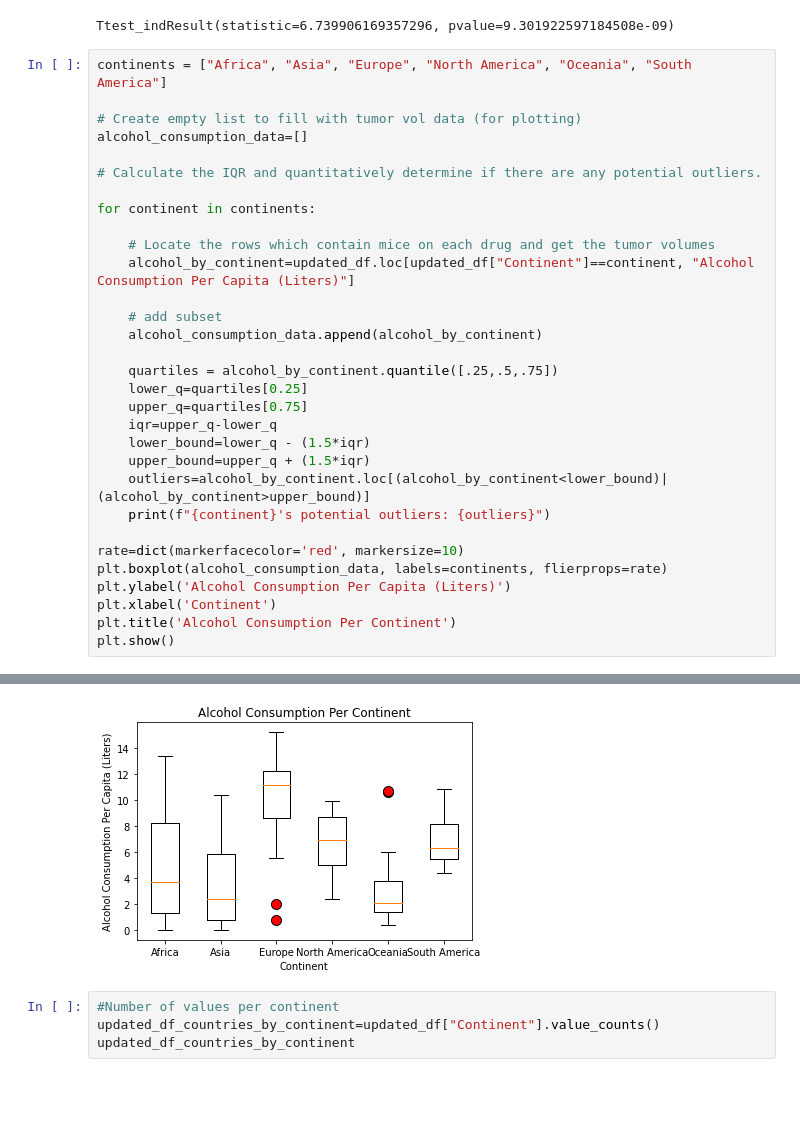
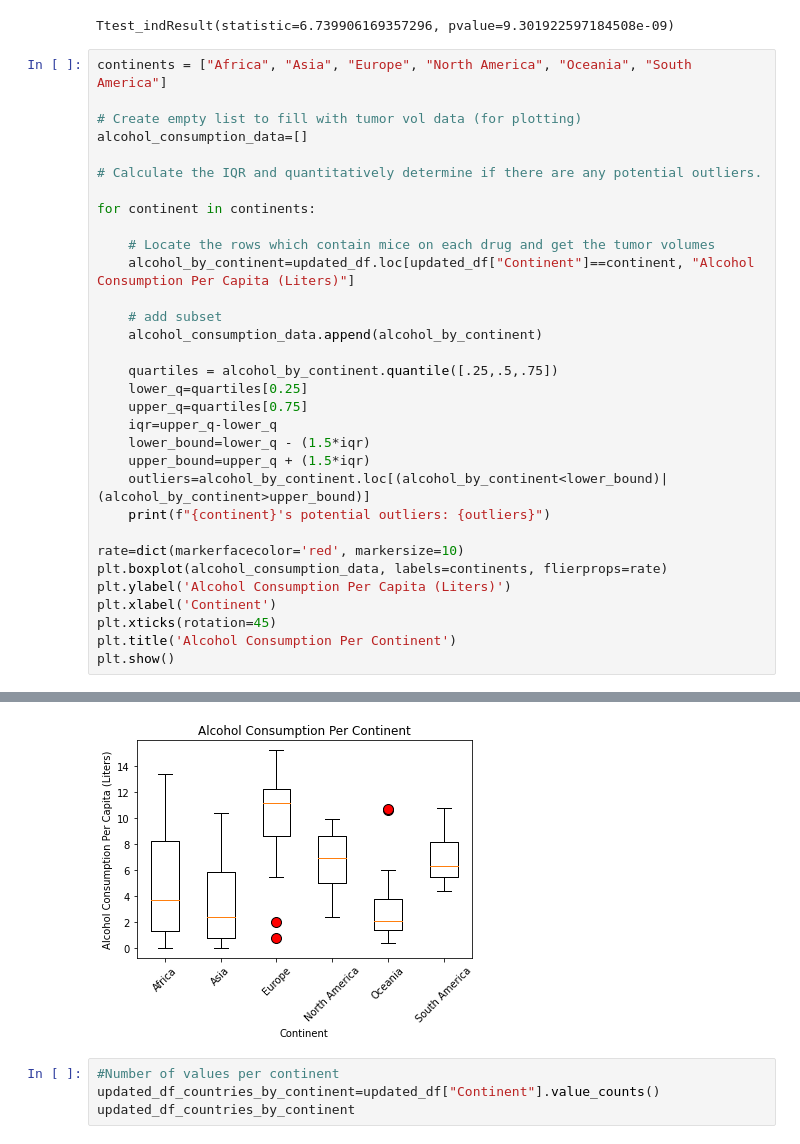
Before and after one commit to reccleston/data-analysis-project-1, a Jupyter notebook: nadia/project_work_with_Ryan.ipynb, the cells around one changed output, grey strips where cells are left out. Drawn from its saved outputs; the diff is of its cells as text; blank space fills up the shorter version.

```diff
--- a/nadia/project_work_with_Ryan.ipynb
+++ b/nadia/project_work_with_Ryan.ipynb
@@ -67,34 +66,35 @@ for continent in continents:
 
     # add subset
     alcohol_consumption_data.append(alcohol_by_continent)
 
     quartiles = alcohol_by_continent.quantile([.25,.5,.75])
     lower_q=quartiles[0.25]
     upper_q=quartiles[0.75]
     iqr=upper_q-lower_q
     lower_bound=lower_q - (1.5*iqr)
     upper_bound=upper_q + (1.5*iqr)
     outliers=alcohol_by_continent.loc[(alcohol_by_continent<lower_bound)|(alcohol_by_continent>upper_bound)]
     print(f"{continent}'s potential outliers: {outliers}")
 
 rate=dict(markerfacecolor='red', markersize=10)
 plt.boxplot(alcohol_consumption_data, labels=continents, flierprops=rate)
 plt.ylabel('Alcohol Consumption Per Capita (Liters)')
 plt.xlabel('Continent')
+plt.xticks(rotation=45)
 plt.title('Alcohol Consumption Per Continent')
 plt.show()
 # %% [output]
 Africa's potential outliers: Series([], Name: Alcohol Consumption Per Capita (Liters), dtype: float64)
 Asia's potential outliers: Series([], Name: Alcohol Consumption Per Capita (Liters), dtype: float64)
 Europe's potential outliers: 6      0.8
 169    2.0
 Name: Alcohol Consumption Per Capita (Liters), dtype: float64
 North America's potential outliers: Series([], Name: Alcohol Consumption Per Capita (Liters), dtype: float64)
 Oceania's potential outliers: 8      10.6
 120    10.7
 Name: Alcohol Consumption Per Capita (Liters), dtype: float64
 South America's potential outliers: Series([], Name: Alcohol Consumption Per Capita (Liters), dtype: float64)
-[figure, old version]
+[figure, new version]
 # %%
 #Number of values per continent
 updated_df_countries_by_continent=updated_df["Continent"].value_counts()
```
Also changed, not shown: parts of 23 cells of this notebook.
